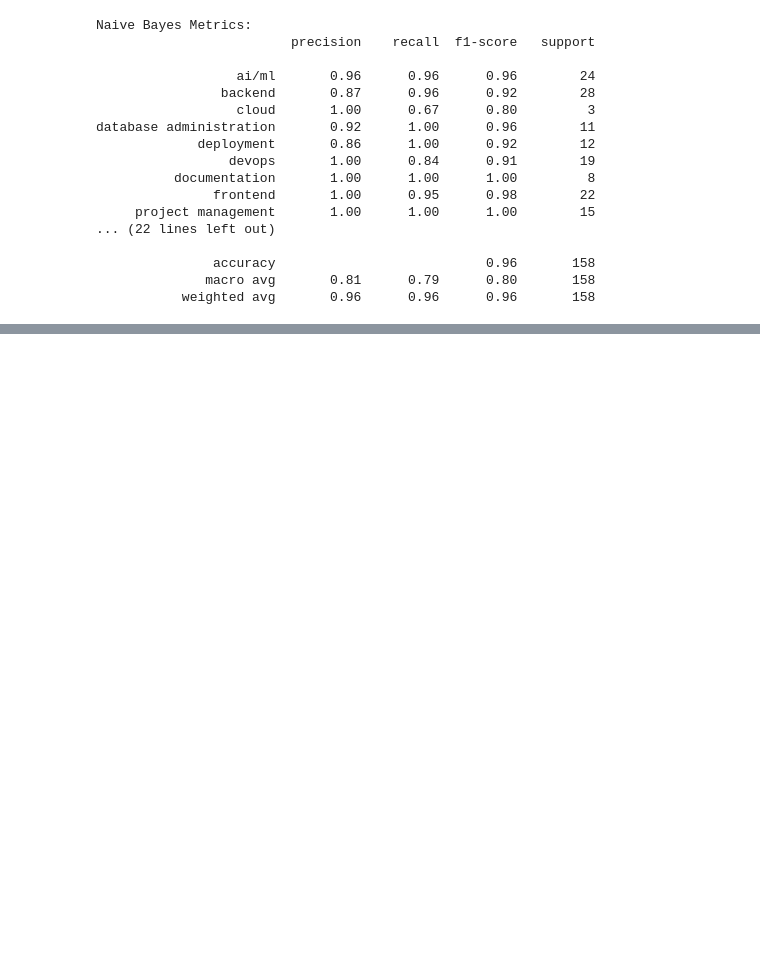
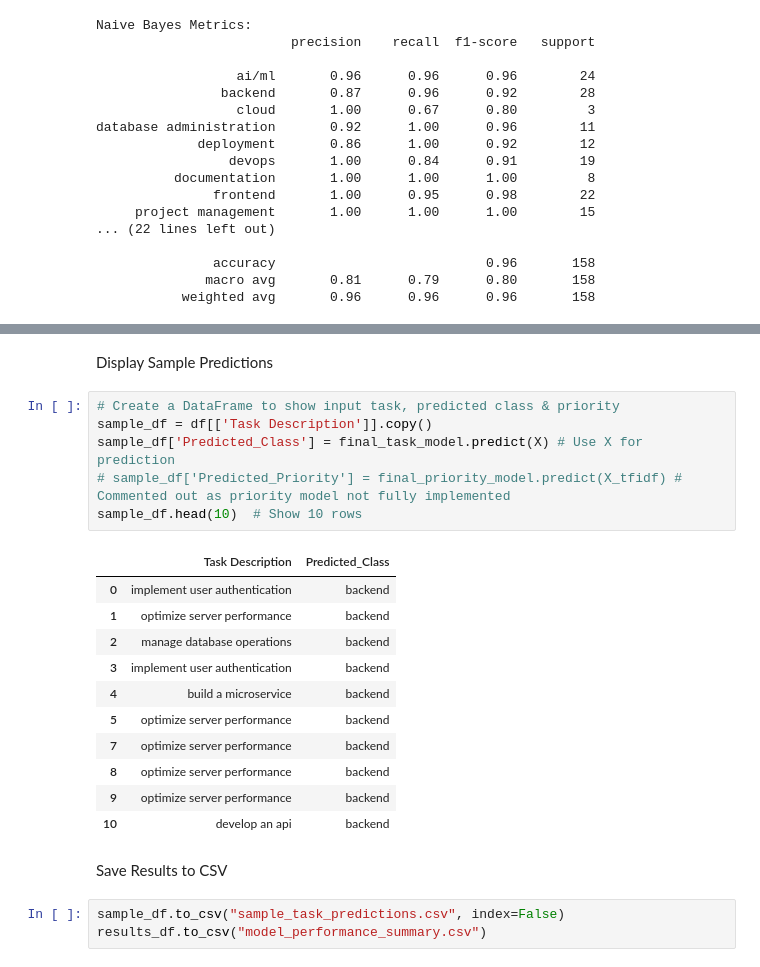
Before and after one commit to Purvitha-gh/AI-Powered-Task-Management-System, a Jupyter notebook: AI_Powered_Task_Management.ipynb, the cells around one changed output, grey strips where cells are left out. Saved outputs shown, nothing was run; the diff lists cells and outputs as text; blank space fills up the shorter version.

```diff
--- a/AI_Powered_Task_Management.ipynb
+++ b/AI_Powered_Task_Management.ipynb
@@ -208,0 +417,25 @@ database administration       0.92      1.00      0.96        11
+# %% [markdown]
+Display Sample Predictions
+# %%
+# Create a DataFrame to show input task, predicted class & priority
+sample_df = df[['Task Description']].copy()
+sample_df['Predicted_Class'] = final_task_model.predict(X) # Use X for prediction
+# sample_df['Predicted_Priority'] = final_priority_model.predict(X_tfidf) # Commented out as priority model not fully implemented
+sample_df.head(10)  # Show 10 rows
+# %% [output]
+|  | Task Description | Predicted_Class |
+| 0 | implement user authentication | backend |
+| 1 | optimize server performance | backend |
+| 2 | manage database operations | backend |
+| 3 | implement user authentication | backend |
+| 4 | build a microservice | backend |
+| 5 | optimize server performance | backend |
+| 7 | optimize server performance | backend |
+| 8 | optimize server performance | backend |
+| 9 | optimize server performance | backend |
+| 10 | develop an api | backend |
+# %% [markdown]
+Save Results to CSV
+# %%
+sample_df.to_csv("sample_task_predictions.csv", index=False)
+results_df.to_csv("model_performance_summary.csv")
```
Also changed, not shown: parts of 27 cells of this notebook.
